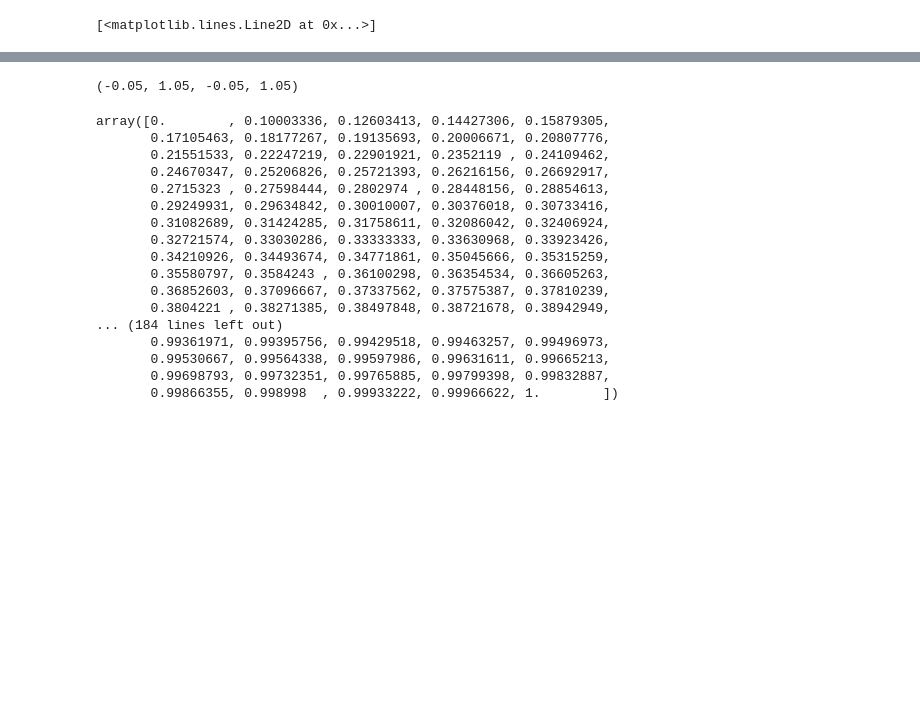
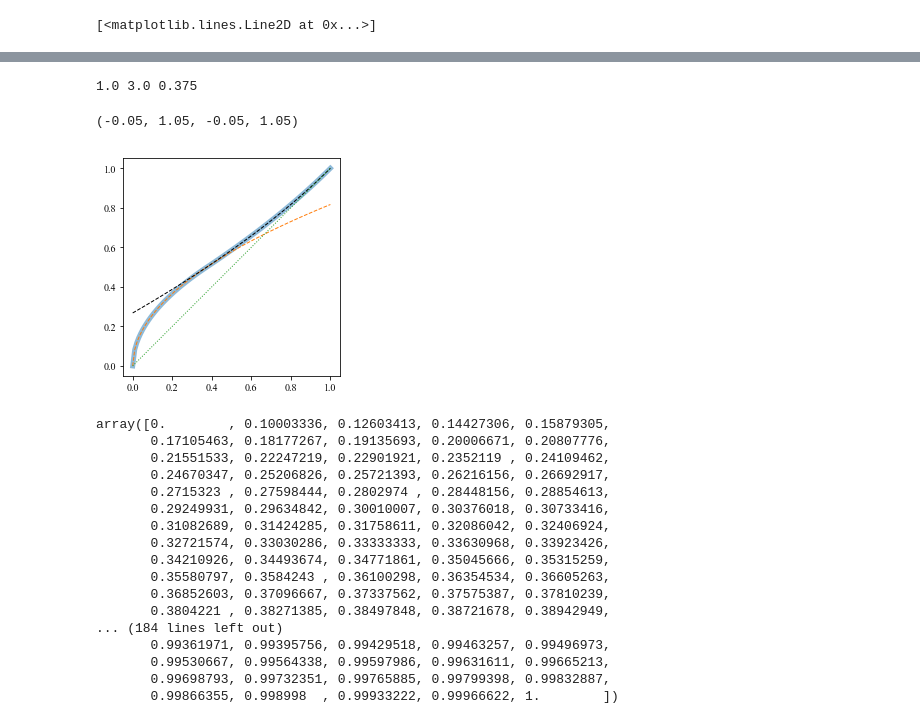
Before and after one commit to benmaier/fisheye, a Jupyter notebook: a_better_fisheye_function.ipynb, the cells around one changed output, grey strips where cells are left out. Saved outputs shown, nothing was run; the diff lists cells and outputs as text; code cells hidden in the pictures; blank space fills up the shorter version.

```diff
--- a/a_better_fisheye_function.ipynb
+++ b/a_better_fisheye_function.ipynb
@@ -2,6 +2,8 @@
 %matplotlib notebook
 import numpy as np
 import matplotlib.pyplot as pl
+import matplotlib as mpl
+mpl.rcParams['font.family'] = 'Helvetica Neue'
 # %%
 x = np.linspace(-10,10,1000)
 y = np.tanh(x)
@@ -100,7 +102,7 @@ pl.plot(x,0.5*(x-1)**2+x)
 [<matplotlib.lines.Line2D at 0x...>]
 # %%
 xw = 0.5
-d = 3
+d = 2
 X = np.array([[ xw**2/2, ((1-xw)**d)/d], [xw, -(1-xw)**(d-1)]])
 
 b = np.array([xw-1,1])
@@ -109,6 +111,8 @@ A1, A2 = -np.linalg.inv(X).dot(b)
 x = np.linspace(0,1,100)
 xc = A1/2 * xw**2 + xw
 xc = 1 - xc
+
+print(A1, A2, xc)
 
 #if A2 < 0:
 #    A2 *= -1
@@ -130,4 +132,6 @@ pl.axis('square')
-(-0.05, 1.05, -0.05, 1.05)
+1.0 3.0 0.375
+(-0.05, 1.05, -0.05, 1.05)
+[figure, added]
 # %%
 x**(1./3)
 # %% [output]
```
Also changed, not shown: parts of 4 cells of this notebook, 5 other files.
